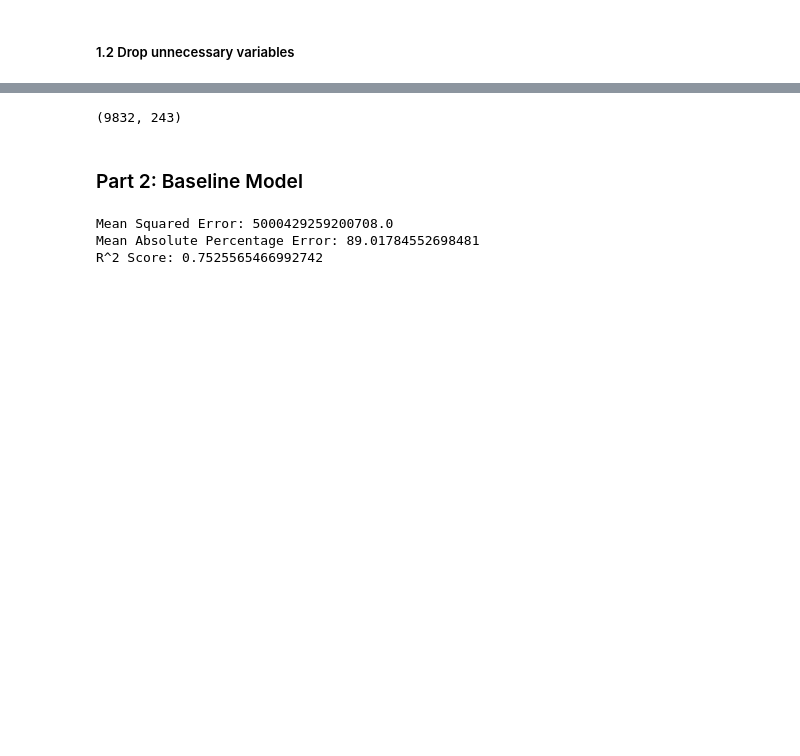
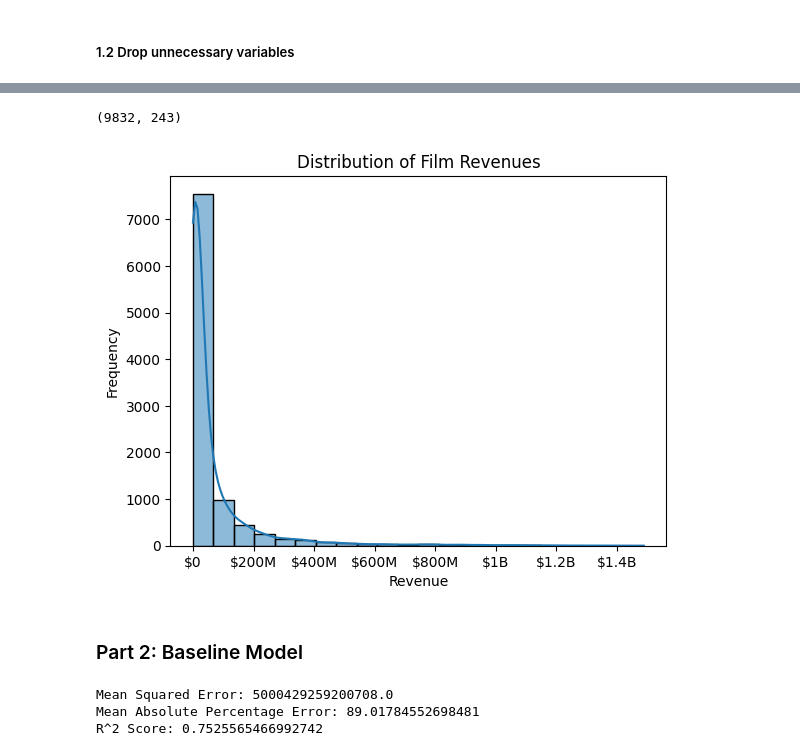
Before and after one commit to mootpuppet/CSC5610_Final_Project, a Jupyter notebook: final_project.ipynb, the cells around one changed output, grey strips where cells are left out. Saved outputs shown, nothing was run; the diff lists cells and outputs as text; code cells hidden in the pictures; blank space fills up the shorter version.

```diff
--- a/final_project.ipynb
+++ b/final_project.ipynb
@@ -109,51 +135,71 @@ formatter = FuncFormatter(format_money)
 # %%
+# Convert release_date to datetime
 movies_df['release_date'] = pd.to_datetime(movies_df['release_date'])
 
+# Handle missing values and outliers in numeric columns
 for col in movies_df.select_dtypes(include=['int64', 'float64']).columns:
+
     if col not in ['vote_average', 'popularity']:
         movies_df[col] = movies_df[col].replace(0, pd.NA).astype('Int64' if movies_df[col].dtype == 'int64' else 'Float64')
 
+# Handle outliers in revenue and budget
 movies_df['revenue'] = movies_df['revenue'].where((movies_df['revenue'] > 1e3) & (movies_df['revenue'] < 1.5e9), pd.NA).astype('Int64')
 movies_df['budget'] = movies_df['budget'].where((movies_df['budget'] > 1e3) & (movies_df['budget'] < 1.5e9), pd.NA).astype('Int64')
 
+# Drop rows with missing revenue values
 movies_df.dropna(subset=['revenue'], inplace=True)
 movies_df.reset_index(drop=True, inplace=True)
+
 
 mlb = MultiLabelBinarizer(sparse_output=False)
 mlb_encoded_df_list = []
 non_ascii_regex = r'[^\x00-\x7F]+'
 
+# Process categorical columns, handling both multi-label and single-label cases
 for col in movies_df.select_dtypes(include=['object', 'str', 'string']).columns:
     if movies_df[col].dropna().astype(str).str.contains(',').any():
         clean_series = movies_df[col].fillna('').astype(str).str.replace(non_ascii_regex, '', regex=True).str.lower()
         clean_lists = clean_series.str.split(',').apply(lambda x: [i.strip() for i in x if i.strip()])
 
         binary_matrix = mlb.fit_transform(clean_lists)
         col_names = [f"{col}_{cls}" for cls in mlb.classes_]
 
         temp_df = pd.DataFrame(binary_matrix, columns=col_names, index=movies_df.index).astype('bool')
         mlb_encoded_df_list.append(temp_df)
     else:
         clean_series = movies_df[col].fillna('').astype(str).str.lower().str.strip()
         dummies = pd.get_dummies(clean_series, prefix=col, drop_first=True).astype('bool')
         mlb_encoded_df_list.append(dummies)
 
+# Combine all encoded DataFrames into one
 mlb_encoded_df = pd.concat(mlb_encoded_df_list, axis=1)
 
+# Filter out categories that appear in fewer than 100 movies to reduce noise
 category_counts = mlb_encoded_df.sum(axis=0)
 reliable_cols = category_counts[category_counts > 100].index
 mlb_encoded_df = mlb_encoded_df[reliable_cols]
 
+# Combine the original numeric columns with the encoded categorical columns
 encoded_df = pd.concat([movies_df, mlb_encoded_df], axis=1)
 
+# Drop original categorical columns and any remaining non-numeric columns
 cols_to_drop = encoded_df.select_dtypes(include=['object', 'str', 'string', 'datetime']).columns
 
+# Create a clean DataFrame with only numeric features for analysis
 clean_df = encoded_df.drop(columns=cols_to_drop)
 clean_df = clean_df.dropna()
 
-display(clean_df.shape)
+print(clean_df.shape)
+
+ax = sns.histplot(clean_df['revenue'], bins='doane', kde=True)
+ax.set_title('Distribution of Film Revenues')
+ax.set_xlabel('Revenue')
+ax.set_ylabel('Frequency')
+ax.xaxis.set_major_formatter(formatter)
+plt.show()
 # %% [output]
 (9832, 243)
+[figure, added]
 # %% [markdown]
 ### Part 2: Baseline Model
 # %%
```
Also changed, not shown: parts of 12 cells of this notebook.
